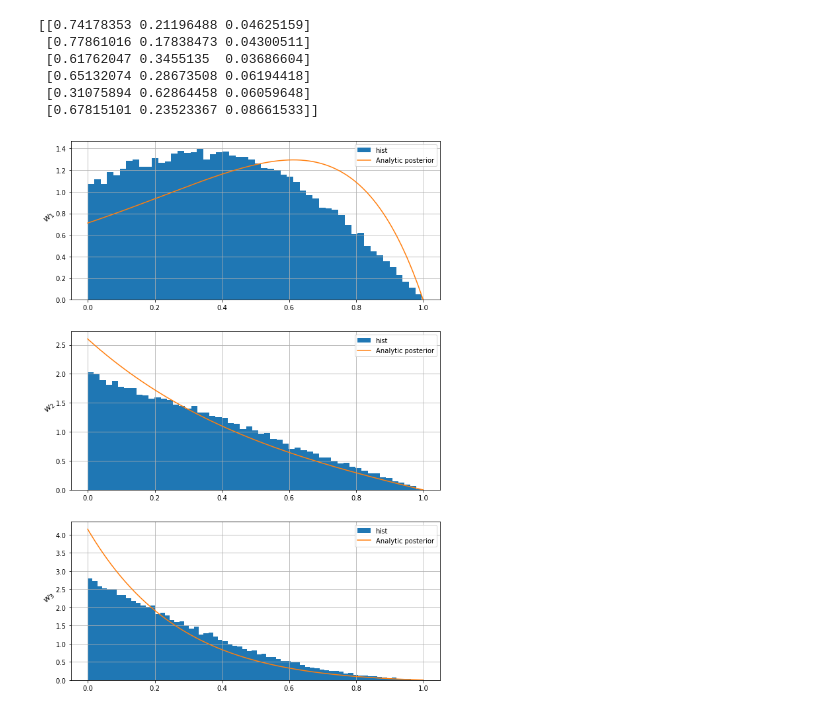
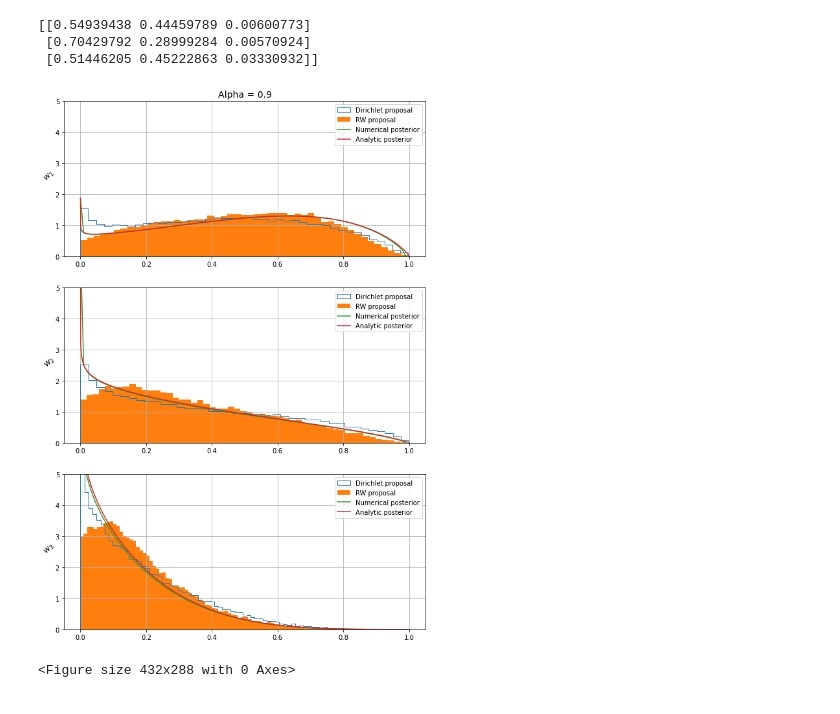
Before and after one commit to marcgrillo/dirichlet, a Jupyter notebook: notebook.ipynb, the cells around one changed output. Drawn from its saved outputs; the diff is of its cells as text; code cells hidden in the pictures.

```diff
--- a/notebook.ipynb
+++ b/notebook.ipynb
@@ -54,40 +118,54 @@ def log_acceptance_diri(xt, alpha, omega, omega_new):
 # %%
 n_pars = 3
-hm = 6
+hm = 3
 xt = generate_xt(n_pars, hm)
 print(xt)
 # %% [output]
-[[0.74178353 0.21196488 0.04625159]
- [0.77861016 0.17838473 0.04300511]
- [0.61762047 0.3455135  0.03686604]
- [0.65132074 0.28673508 0.06194418]
- [0.31075894 0.62864458 0.06059648]
- [0.67815101 0.23523367 0.08661533]]
+[[0.54939438 0.44459789 0.00600773]
+ [0.70429792 0.28999284 0.00570924]
+ [0.51446205 0.45222863 0.03330932]]
 # %%
-a = 1
+a = 0.9
 alpha = np.ones(n_pars)*a
 
 n = int(1e5)
 
 samples = sampling(n, xt, alpha)
+eps = 0.1
+samples2 = sampling2(n, xt, alpha, eps)
 # %%
 anal_x = []
 anal = []
 for i in range(n_pars):
-    x,y = an_post(i, 1000, xt, alpha)
+    x,y = an_post(i, 100, xt, alpha)
     anal_x.append(x)
     anal.append(y)
 # %%
 fig, axs = plt.subplots( n_pars, figsize = [10,15] )
 w = samples
+w2 = samples2
 x = np.arange(0, len(w[0]))
 for i in range(n_pars):
-    axs[i].hist(np.transpose(w)[i], bins = 'auto', density = True, label = 'hist')
+    axs[i].hist(np.transpose(w)[i], bins = 'auto', histtype='step', density = True, label = 'Dirichlet proposal')
+    axs[i].hist(np.transpose(w2)[i], bins = 'auto', density = True, label = 'RW proposal')
     axs[i].set_ylabel(f'$w_{i+1}$', rotation = 45, size = '13')
-    axs[i].plot(anal_x[i], anal[i], label = 'Analytic posterior')
+    axs[i].plot(anal_x[i], anal[i], label = 'Numerical posterior')
+    if i == 0 :
+        xx = np.linspace(1e-6,1,1000)
+        axs[i].plot(xx, w1_post(xx, alpha, xt), label = 'Analytic posterior')
+    if i == 1 :
+        xx = np.linspace(1e-6,1,1000)
+        axs[i].plot(xx, w2_post(xx, alpha, xt), label = 'Analytic posterior')
+    if i == 2 :
+        xx = np.linspace(1e-6,1,1000)
+        axs[i].plot(xx, w3_post(xx, alpha, xt), label = 'Analytic posterior')
     axs[i].grid()
     axs[i].legend()
+    axs[i].set_ylim([0,5])
+axs[0].set_title(f'Alpha = {alpha[0]}', size = 14)
 plt.show()
 plt.close()
+plt.savefig('Alpha'+str(alpha[0])+'.png')
 # %% [output]
-[figure, old version]
+[figure, new version]
+<Figure size 432x288 with 0 Axes>
```
Also changed, not shown: parts of 2 cells of this notebook.
